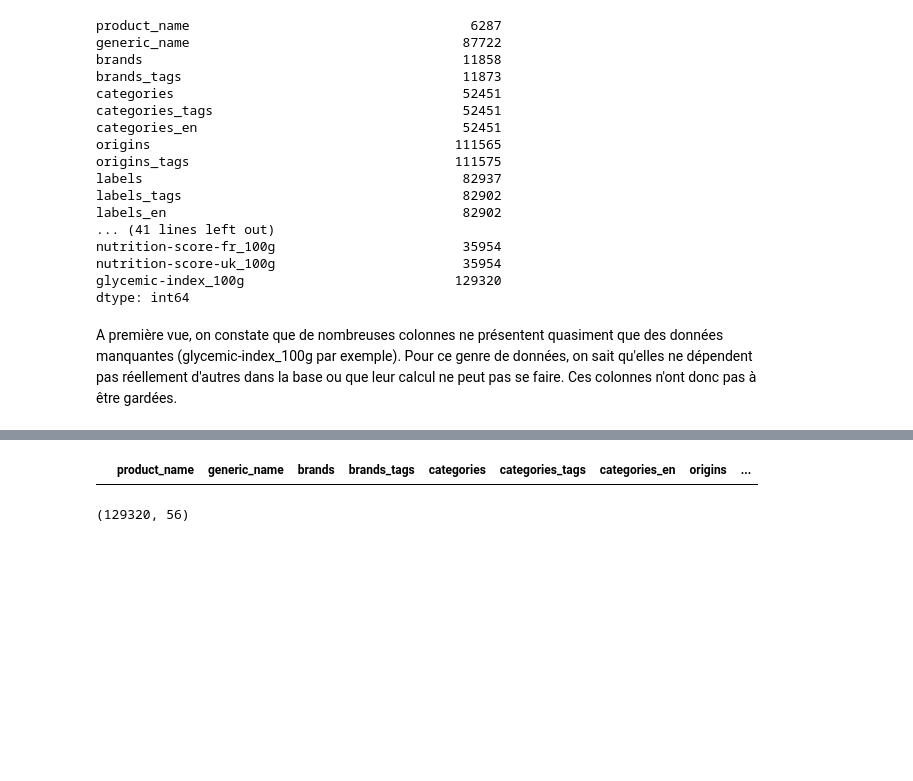
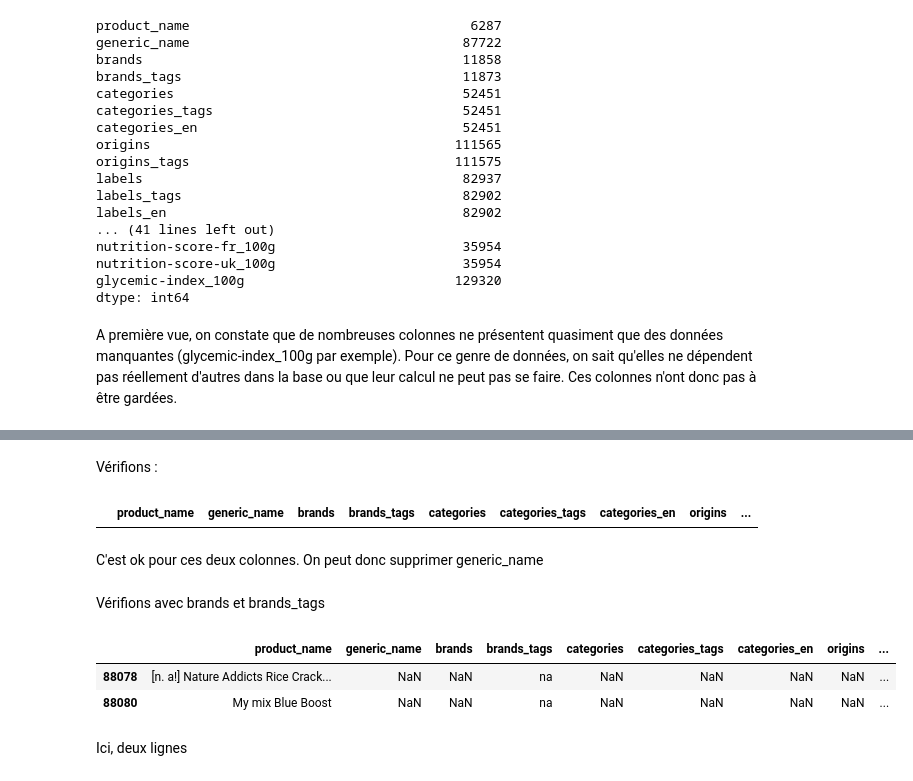
Before and after one commit to MrRachidK/Brief-5-Rachid-Karbiche, a Jupyter notebook: notebook/check_data.ipynb, the cells around one changed output, grey strips where cells are left out. Saved outputs shown, nothing was run; the diff lists cells and outputs as text; code cells hidden in the pictures; blank space fills up the shorter version.

```diff
--- a/notebook/check_data.ipynb
+++ b/notebook/check_data.ipynb
@@ -135,10 +124,18 @@ Name: product_name, dtype: int64
+# %% [markdown]
+Vérifions :
 # %%
 selected_french_food_data[(selected_french_food_data.product_name.isnull()) & (selected_french_food_data.generic_name.notnull())]
 # %% [output]
 |  | product_name | generic_name | brands | brands_tags | categories | categories_tags | categories_en | origins | ... |
+# %% [markdown]
+C'est ok pour ces deux colonnes. On peut donc supprimer generic_name
+# %% [markdown]
+Vérifions avec brands et brands_tags
 # %%
-#selected_french_food_data.loc[(selected_french_food_data.product_name.isnull()) & (selected_french_food_data.generic_name.notnull())]
+selected_french_food_data.loc[(selected_french_food_data.brands.isnull()) & (selected_french_food_data.brands_tags.notnull())]
+# %% [output]
+|  | product_name | generic_name | brands | brands_tags | categories | categories_tags | categories_en | origins | ... |
+| 88078 | [n. a!] Nature Addicts Rice Crack... | NaN | NaN | na | NaN | NaN | NaN | NaN | ... |
+| 88080 | My mix Blue Boost | NaN | NaN | na | NaN | NaN | NaN | NaN | ... |
-# %%
-selected_french_food_data.shape
-# %% [output]
-(129320, 56)
+# %% [markdown]
+Ici, deux lignes
```
Also changed, not shown: parts of 8 cells of this notebook.
